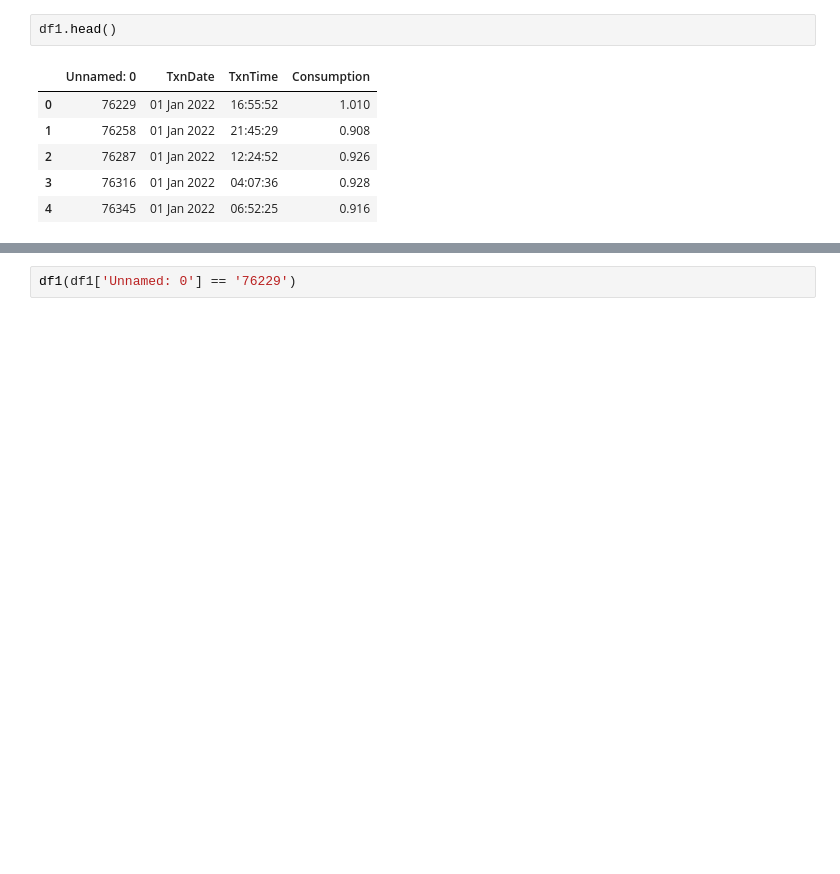
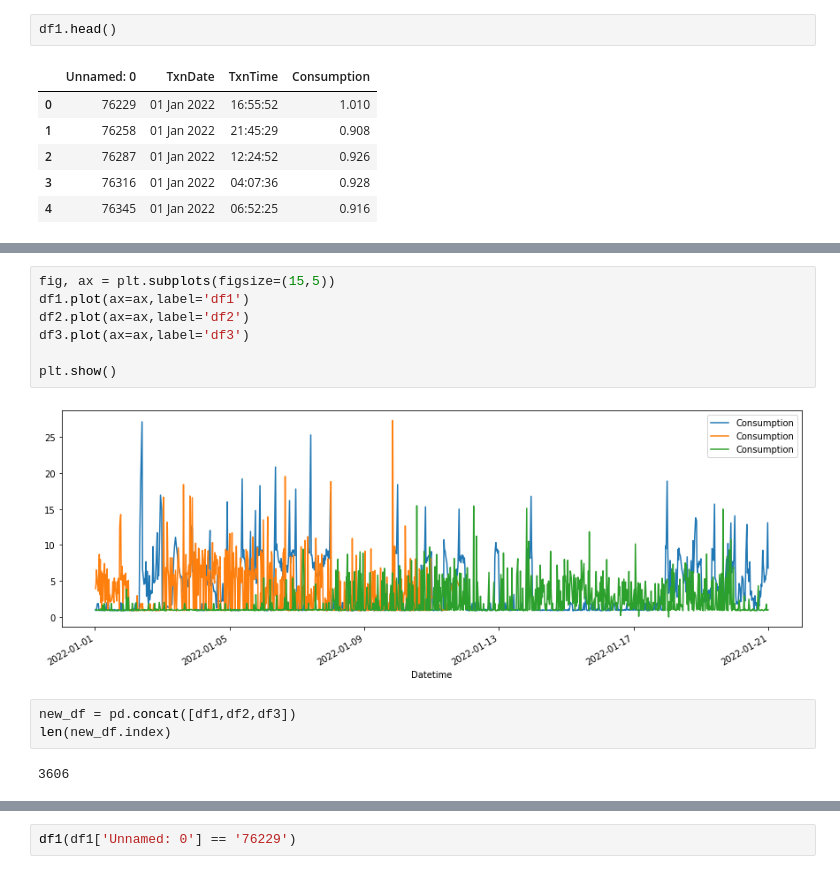
Before and after one commit to imeshGu/SmartLectureRoom, a Jupyter notebook: TimeSeries/ProcessingModel.ipynb, the cells around one changed output, grey strips where cells are left out. Cells and saved outputs as stored; diff of their text form; blank space fills up the shorter version.

```diff
--- a/TimeSeries/ProcessingModel.ipynb
+++ b/TimeSeries/ProcessingModel.ipynb
@@ -19,0 +93,14 @@ df1['Datetime'] = pd.to_datetime(df1['TxnDate']+ ' ' + df1['TxnTime'])
+# %%
+fig, ax = plt.subplots(figsize=(15,5))
+df1.plot(ax=ax,label='df1')
+df2.plot(ax=ax,label='df2')
+df3.plot(ax=ax,label='df3')
+
+plt.show()
+# %% [output]
+[figure, added]
+# %%
+new_df = pd.concat([df1,df2,df3])
+len(new_df.index)
+# %% [output]
+3606
```
Also changed, not shown: parts of 22 cells of this notebook, 2 other files.
